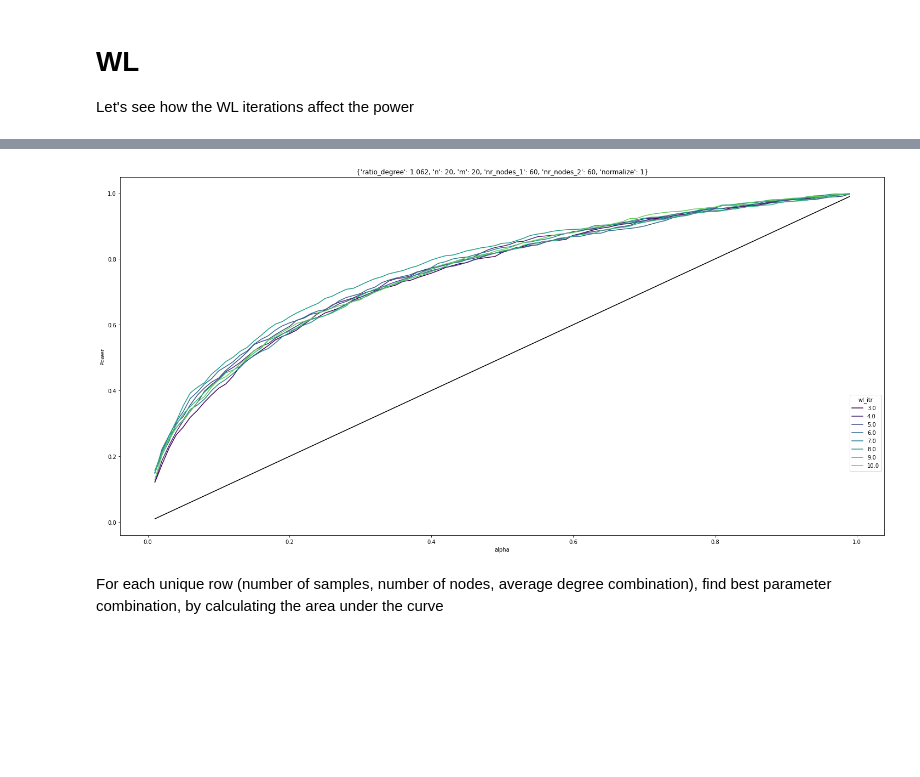
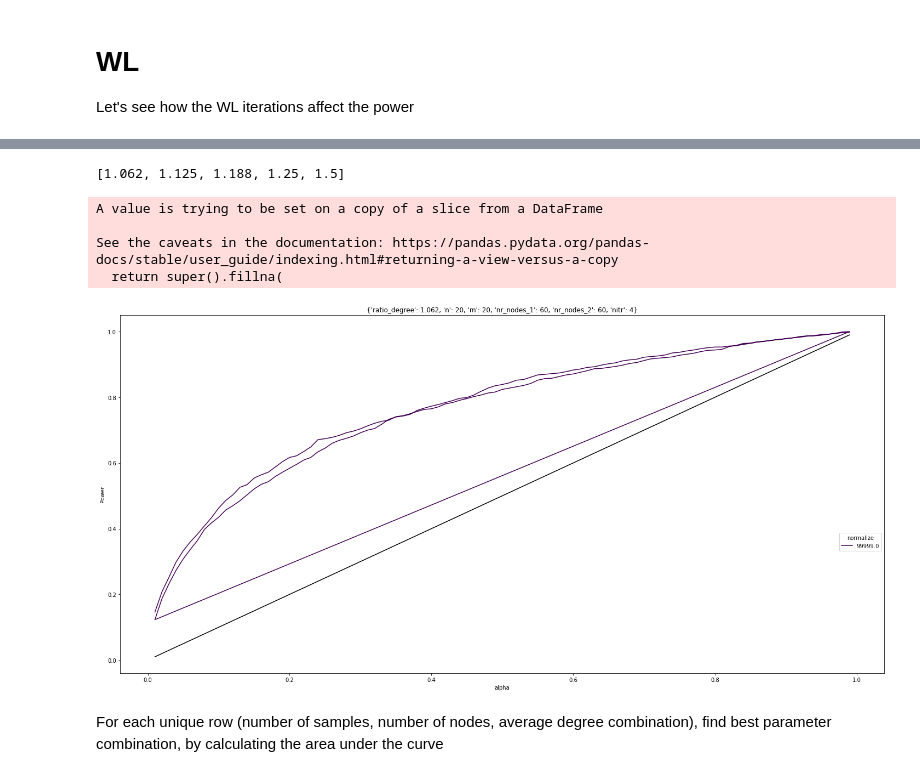
Before and after one commit to ragnarlevi/GTST, a Jupyter notebook: Analysis/BGDegreeAnalysis.ipynb, the cells around one changed output, grey strips where cells are left out. Drawn from its saved outputs; the diff is of its cells as text; code cells hidden in the pictures; blank space fills up the shorter version.

```diff
--- a/Analysis/BGDegreeAnalysis.ipynb
+++ b/Analysis/BGDegreeAnalysis.ipynb
@@ -154,18 +155,30 @@ Index(['kernel', 'alpha', 'nr_nodes_1', 'nr_nodes_2', 'p_edge_1', 'p_edge_2',
       dtype='object')
+# %%
+# Because of some changes I created different coumns for same parameter. I need to put all the information into one parameter
+
+WL.loc[WL['nitr'].isna(), 'nitr'] = WL.loc[WL['nitr'].isna(), 'wl_itr']
+# %%
+sorted(np.unique(WL['ratio_degree']))
+# %% [output]
+[1.062, 1.125, 1.188, 1.25, 1.5]
 # %%
-
-params_fixed = {'ratio_degree':sorted(np.unique(df['ratio_degree']))[0],
+params_fixed = {'ratio_degree':sorted(np.unique(WL['ratio_degree']))[0],
                 'n':20,
                 'm':20,
                 'nr_nodes_1':60,
                 'nr_nodes_2':60,
-                'normalize':1
+                'nitr':4
+                #'normalize':1
                 }
 
 
-plotVaryingBGDEG(df = WL.copy(), param_vary_name = "wl_itr", params_fixed = params_fixed, mmd_stat = "MMD_b", color_name = "viridis")
+plotVaryingBGDEG(df = WL.copy(), param_vary_name = "normalize", params_fixed = params_fixed, mmd_stat = "MMD_b", color_name = "viridis")
 # %% [output]
+A value is trying to be set on a copy of a slice from a DataFrame
+
+See the caveats in the documentation: https://pandas.pydata.org/pandas-docs/stable/user_guide/indexing.html#returning-a-view-versus-a-copy
+  return super().fillna(
-[figure, old version]
+[figure, new version]
 # %% [markdown]
 For each unique row (number of samples, number of nodes, average degree combination), find best parameter combination, by calculating the area under the curve
 # %%
```
Also changed, not shown: parts of 57 cells of this notebook, 5 other files.
